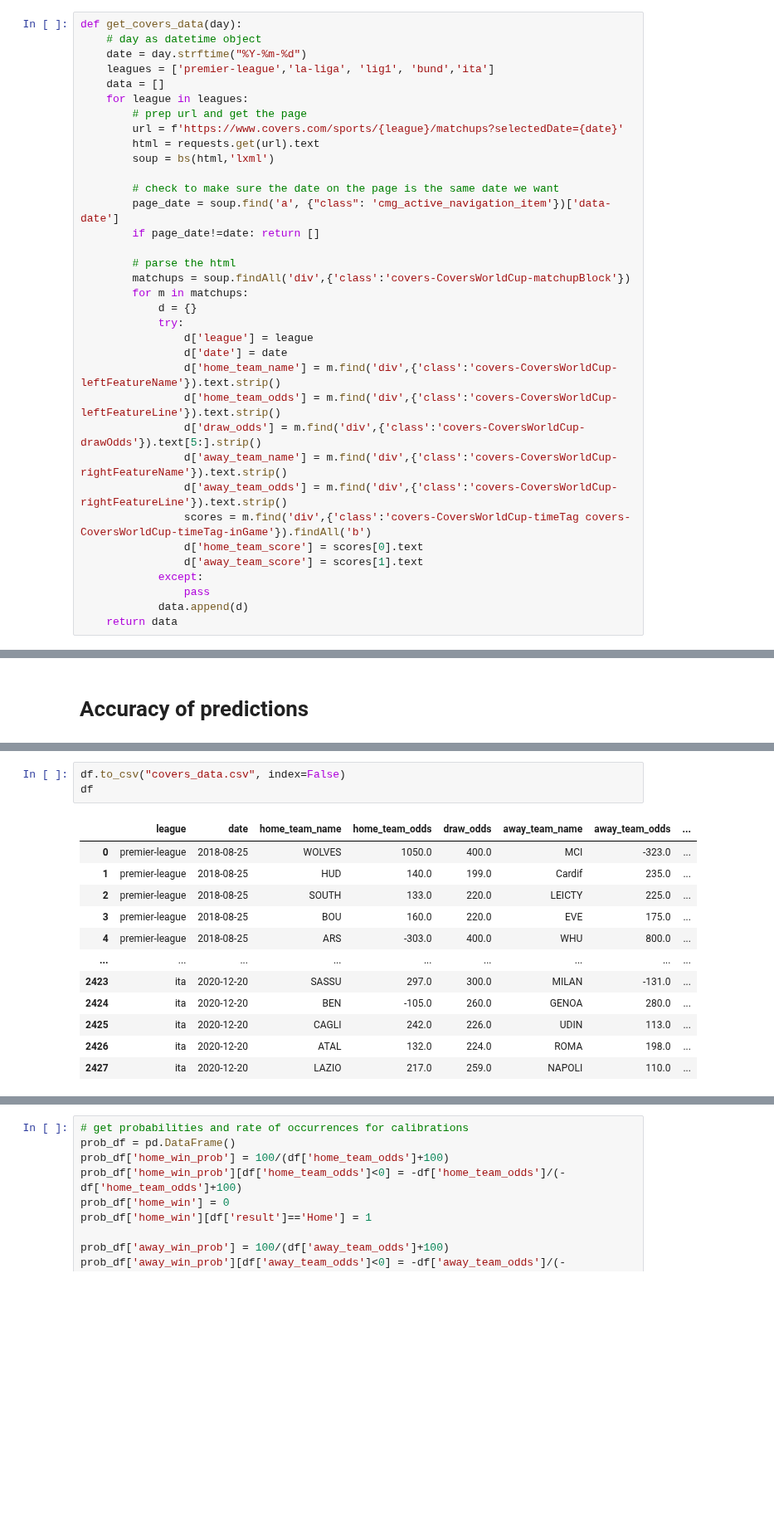
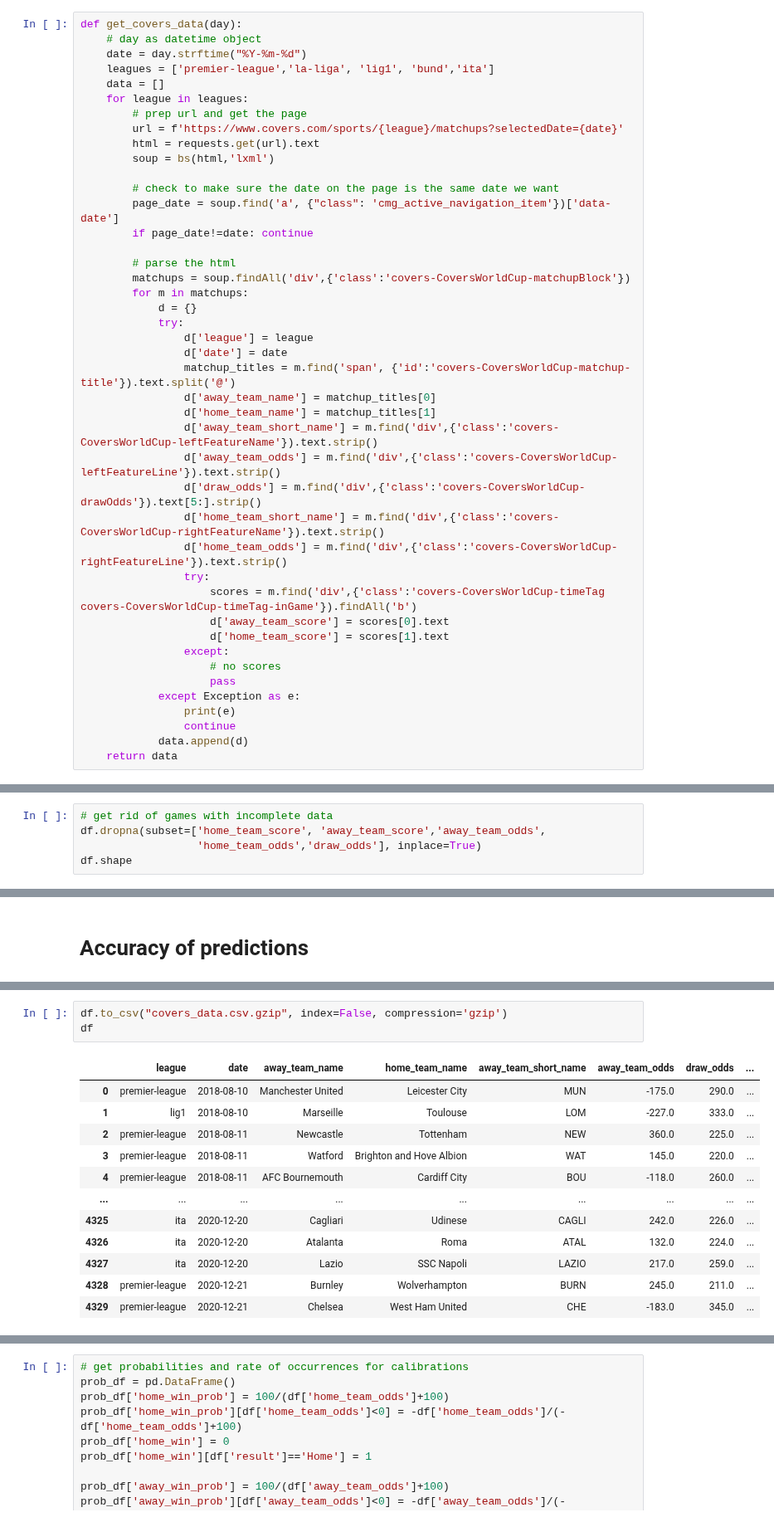
Before and after one commit to ericbaranowski/mlb_notebooks, a Jupyter notebook: _notebooks/2020-12-22_futbol_odds.ipynb, the cells around one changed output, grey strips where cells are left out. Shown at 83% size. Drawn from its saved outputs; the diff is of its cells as text; blank space fills up the shorter version.

```diff
--- a/_notebooks/2020-12-22_futbol_odds.ipynb
+++ b/_notebooks/2020-12-22_futbol_odds.ipynb
@@ -39,7 +40,7 @@ def get_covers_data(day):
 
         # check to make sure the date on the page is the same date we want
         page_date = soup.find('a', {"class": 'cmg_active_navigation_item'})['data-date']
-        if page_date!=date: return []
+        if page_date!=date: continue
 
         # parse the html
         matchups = soup.findAll('div',{'class':'covers-CoversWorldCup-matchupBlock'})
@@ -48,16 +49,24 @@ def get_covers_data(day):
             try:
                 d['league'] = league
                 d['date'] = date
-                d['home_team_name'] = m.find('div',{'class':'covers-CoversWorldCup-leftFeatureName'}).text.strip()
-                d['home_team_odds'] = m.find('div',{'class':'covers-CoversWorldCup-leftFeatureLine'}).text.strip()
+                matchup_titles = m.find('span', {'id':'covers-CoversWorldCup-matchup-title'}).text.split('@')
+                d['away_team_name'] = matchup_titles[0]
+                d['home_team_name'] = matchup_titles[1]
+                d['away_team_short_name'] = m.find('div',{'class':'covers-CoversWorldCup-leftFeatureName'}).text.strip()
+                d['away_team_odds'] = m.find('div',{'class':'covers-CoversWorldCup-leftFeatureLine'}).text.strip()
                 d['draw_odds'] = m.find('div',{'class':'covers-CoversWorldCup-drawOdds'}).text[5:].strip()
-                d['away_team_name'] = m.find('div',{'class':'covers-CoversWorldCup-rightFeatureName'}).text.strip()
-                d['away_team_odds'] = m.find('div',{'class':'covers-CoversWorldCup-rightFeatureLine'}).text.strip()
-                scores = m.find('div',{'class':'covers-CoversWorldCup-timeTag covers-CoversWorldCup-timeTag-inGame'}).findAll('b')
-                d['home_team_score'] = scores[0].text
-                d['away_team_score'] = scores[1].text
-            except:
-                pass
+                d['home_team_short_name'] = m.find('div',{'class':'covers-CoversWorldCup-rightFeatureName'}).text.strip()
+                d['home_team_odds'] = m.find('div',{'class':'covers-CoversWorldCup-rightFeatureLine'}).text.strip()
+                try:
+                    scores = m.find('div',{'class':'covers-CoversWorldCup-timeTag covers-CoversWorldCup-timeTag-inGame'}).findAll('b')
+                    d['away_team_score'] = scores[0].text
+                    d['home_team_score'] = scores[1].text
+                except:
+                    # no scores
+                    pass
+            except Exception as e:
+                print(e)
+                continue
             data.append(d)
     return data
 # %%
@@ -93,0 +118,5 @@ for i in ['home_team_score', 'away_team_score','away_team_odds','home_team_odds'
+# %%
+# get rid of games with incomplete data
+df.dropna(subset=['home_team_score', 'away_team_score','away_team_odds',
+                  'home_team_odds','draw_odds'], inplace=True)
+df.shape
@@ -127,18 +158,18 @@ If we bet on the casino's odds favorite, we'd win 50% of the time. It's tempting
 
 ## Save dataframe to file
 # %%
-df.to_csv("covers_data.csv", index=False)
+df.to_csv("covers_data.csv.gzip", index=False, compression='gzip')
 df
 # %% [output]
-|  | league | date | home_team_name | home_team_odds | draw_odds | away_team_name | away_team_odds | ... |
-| 0 | premier-league | 2018-08-25 | WOLVES | 1050.0 | 400.0 | MCI | -323.0 | ... |
-| 1 | premier-league | 2018-08-25 | HUD | 140.0 | 199.0 | Cardif | 235.0 | ... |
-| 2 | premier-league | 2018-08-25 | SOUTH | 133.0 | 220.0 | LEICTY | 225.0 | ... |
-| 3 | premier-league | 2018-08-25 | BOU | 160.0 | 220.0 | EVE | 175.0 | ... |
-| 4 | premier-league | 2018-08-25 | ARS | -303.0 | 400.0 | WHU | 800.0 | ... |
+|  | league | date | away_team_name | home_team_name | away_team_short_name | away_team_odds | draw_odds | ... |
+| 0 | premier-league | 2018-08-10 | Manchester United | Leicester City | MUN | -175.0 | 290.0 | ... |
+| 1 | lig1 | 2018-08-10 | Marseille | Toulouse | LOM | -227.0 | 333.0 | ... |
+| 2 | premier-league | 2018-08-11 | Newcastle | Tottenham | NEW | 360.0 | 225.0 | ... |
+| 3 | premier-league | 2018-08-11 | Watford | Brighton and Hove Albion | WAT | 145.0 | 220.0 | ... |
+| 4 | premier-league | 2018-08-11 | AFC Bournemouth | Cardiff City | BOU | -118.0 | 260.0 | ... |
 | ... | ... | ... | ... | ... | ... | ... | ... | ... |
-| 2423 | ita | 2020-12-20 | SASSU | 297.0 | 300.0 | MILAN | -131.0 | ... |
-| 2424 | ita | 2020-12-20 | BEN | -105.0 | 260.0 | GENOA | 280.0 | ... |
-| 2425 | ita | 2020-12-20 | CAGLI | 242.0 | 226.0 | UDIN | 113.0 | ... |
-| 2426 | ita | 2020-12-20 | ATAL | 132.0 | 224.0 | ROMA | 198.0 | ... |
-| 2427 | ita | 2020-12-20 | LAZIO | 217.0 | 259.0 | NAPOLI | 110.0 | ... |
+| 4325 | ita | 2020-12-20 | Cagliari | Udinese | CAGLI | 242.0 | 226.0 | ... |
+| 4326 | ita | 2020-12-20 | Atalanta | Roma | ATAL | 132.0 | 224.0 | ... |
+| 4327 | ita | 2020-12-20 | Lazio | SSC Napoli | LAZIO | 217.0 | 259.0 | ... |
+| 4328 | premier-league | 2020-12-21 | Burnley | Wolverhampton | BURN | 245.0 | 211.0 | ... |
+| 4329 | premier-league | 2020-12-21 | Chelsea | West Ham United | CHE | -183.0 | 345.0 | ... |
```
Also changed, not shown: parts of 17 cells of this notebook.
